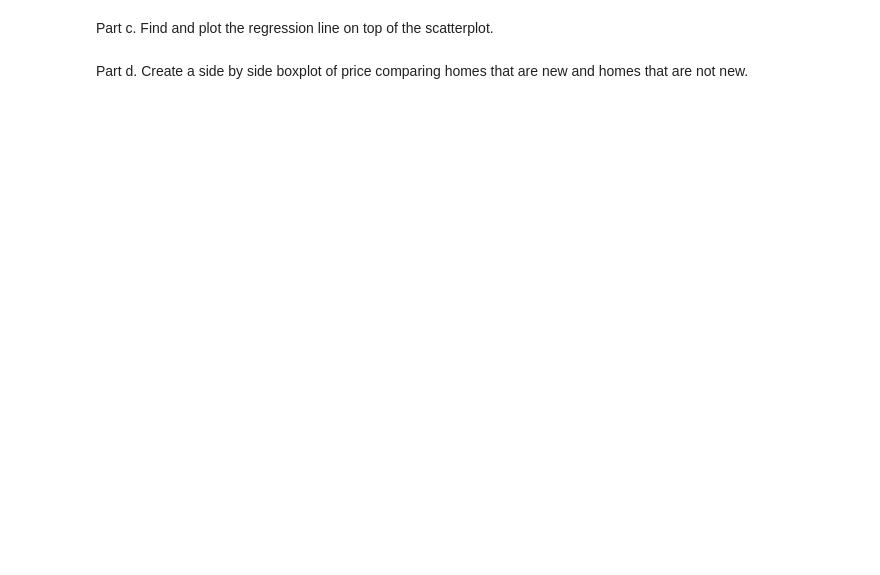
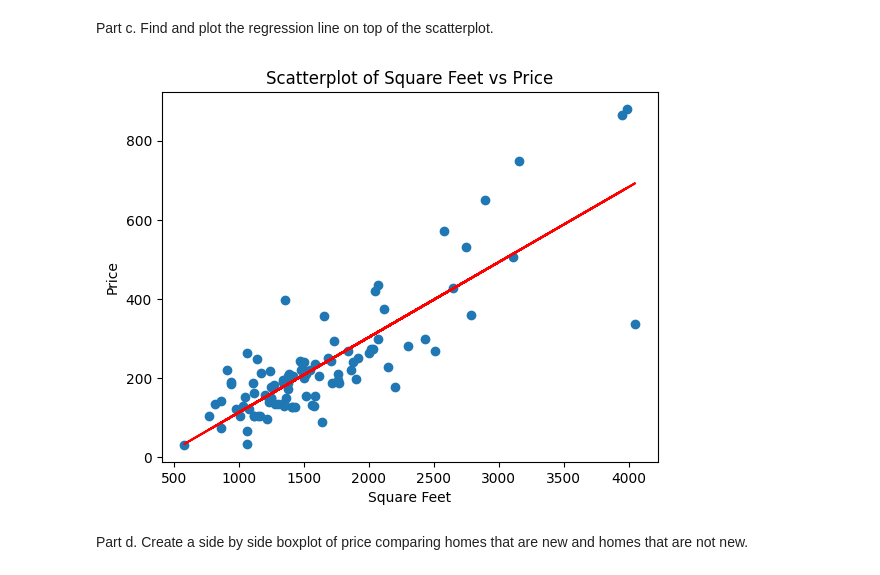
Before and after one commit to stat220/stat-220-hw1-ChrisChauyh, a Jupyter notebook: Stat_220_HW1.ipynb, the cells around one changed output. Saved outputs shown, nothing was run; the diff lists cells and outputs as text; code cells hidden in the pictures; blank space fills up the shorter version.

```diff
--- a/Stat_220_HW1.ipynb
+++ b/Stat_220_HW1.ipynb
@@ -55,4 +193,26 @@ Part b. Find the correlation between the two variables.
 # %% [markdown]
 Part c. Find and plot the regression line on top of the scatterplot.
+# %%
+
+# Extract the variables
+x = houses['size']
+y = houses['price']
+
+# Calculate the regression line
+slope, intercept = np.polyfit(x, y, 1)
+regression_line = slope * x + intercept
+
+# Plot the scatterplot
+plt.scatter(x, y)
+plt.xlabel('Square Feet')
+plt.ylabel('Price')
+plt.title('Scatterplot of Square Feet vs Price')
+
+# Plot the regression line
+plt.plot(x, regression_line, color='red')
+
+plt.show()
+# %% [output]
+[figure, added]
 # %% [markdown]
 Part d. Create a side by side boxplot of price comparing homes that are new and homes that are not new.
```
Also changed, not shown: parts of 14 cells of this notebook.
